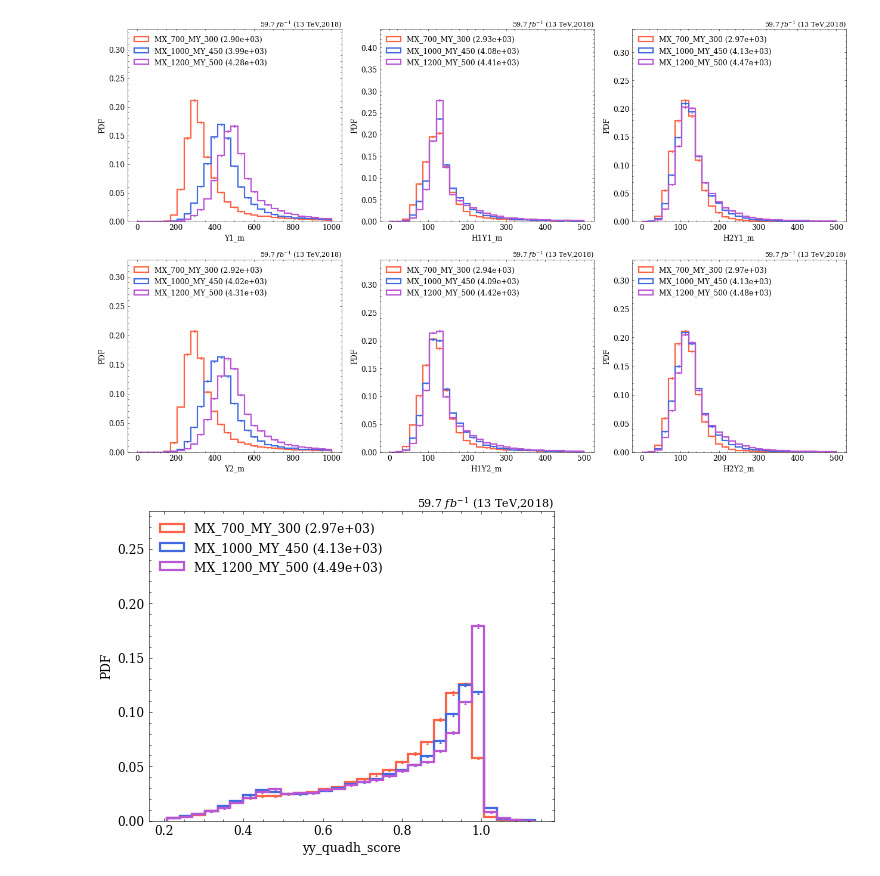
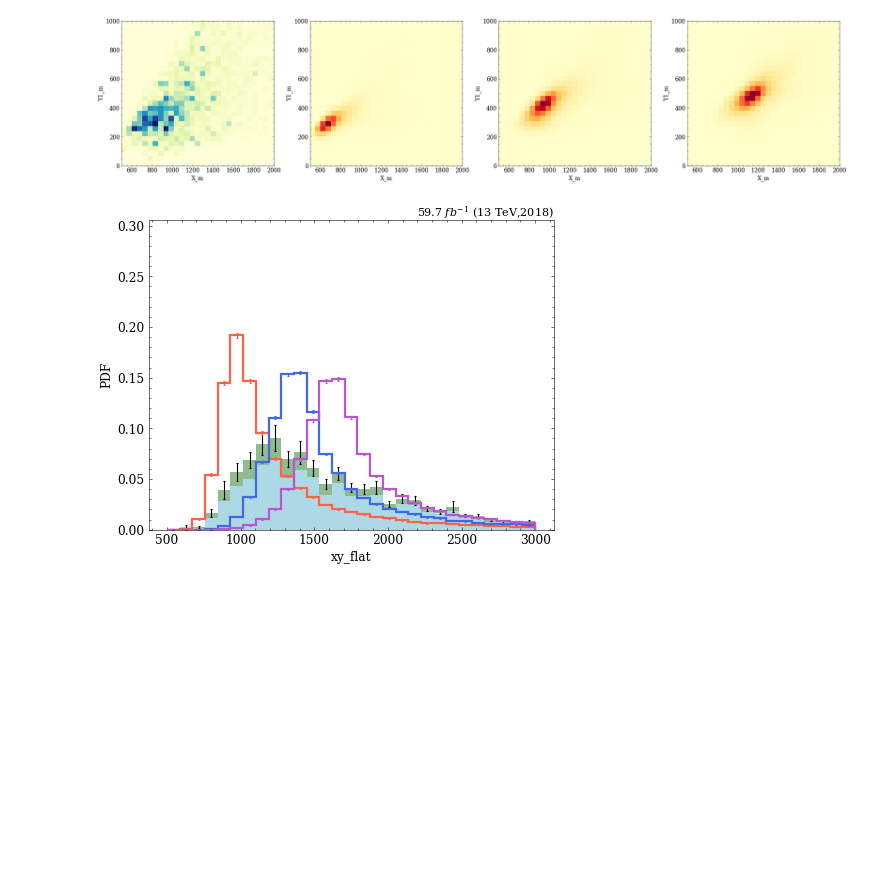
Before and after one commit to ekoenig4/analysis, a Jupyter notebook: jupyter/eightb/analysis/ranked_yy_quadh/test_benchmark.ipynb, the cells around one changed output. Drawn from its saved outputs; the diff is of its cells as text; code cells hidden in the pictures; blank space fills up the shorter version.

```diff
--- a/jupyter/eightb/analysis/ranked_yy_quadh/test_benchmark.ipynb
+++ b/jupyter/eightb/analysis/ranked_yy_quadh/test_benchmark.ipynb
@@ -30,20 +30,13 @@ varinfo.clear()
 module = fc.eightb.preselection.t8btag_minmass
 dout = "yy_quadh"
 # %%
+altfile="yy_quadh_bkg10_soft025_md_allsig_{base}"
 # signal = ObjIter([])
-signal = ObjIter([ Tree(f, report=False) for f in tqdm(module.signal_list) ])
+signal = ObjIter([ Tree(f, report=False, altfile=altfile) for f in tqdm(module.signal_list) ])
 # signal = ObjIter([ Tree(f, report=False) for f in tqdm(module.full_signal_list) ])
 
-bkg = ObjIter([])
-# bkg = ObjIter([ Tree(module.Run2_UL18.QCD_B_List), Tree(module.Run2_UL18.TTJets)])
+# bkg = ObjIter([])
+bkg = ObjIter([ Tree(module.Run2_UL18.QCD_B_List, altfile=altfile), Tree(module.Run2_UL18.TTJets, altfile=altfile)])
 
 data = ObjIter([])
 # data = ObjIter([ Tree(module.Run2_UL18.JetHT_Data_UL_List) ])
-# %%
-
-t8btag = CollectionFilter('jet', filter=lambda t: ak_rank(-t.jet_btag, axis=-1) < 8)
-signal = signal.apply(t8btag)
-bkg = bkg.apply(t8btag)
-data = data.apply(t8btag)
-# %%
-(signal+bkg+data).apply(lambda t : eightb.load_yy_quadh_ranker(t, model=eightb.models.yy_quadh_bkg10_soft025_md.path))
@@ -74,10 +43,17 @@ study.quick(
+# %%
+
+pt_filter = eightb.selected_jet_pt()
+btag_filter = eightb.selected_jet_btagwp()
+
+event_filter = FilterSequence(pt_filter, btag_filter)
+signal = signal.apply(event_filter)
+bkg = bkg.apply(event_filter)
+data = data.apply(event_filter)
 # %%
-study.quick(
+study.quick2d(
     signal+bkg,
-    legend=True,
-    efficiency=True,
-    varlist=['Y1_m','H1Y1_m','H2Y1_m','Y2_m','H1Y2_m','H2Y2_m'],
-    binlist=[(0,1000,30),(0,500,30),(0,500,30)]*2
+    varlist=['X_m','Y1_m'],
+    binlist=[(500,2000,30),(0,1000,30)]
 )
 # %% [output]
-[figure, old version]
+[figure, new version]
@@ -84,9 +65,9 @@ study.quick(
 # %%
 study.quick(
     signal+bkg,
-    legend=True,
+    varlist=[xy_flat],
+    binlist=[(500,3000,30)],
     efficiency=True,
-    varlist=['yy_quadh_score']
 )
 # %% [output]
-[figure, old version]
+[figure, new version]
```
Also changed, not shown: parts of 18 cells of this notebook, 5 other files.
